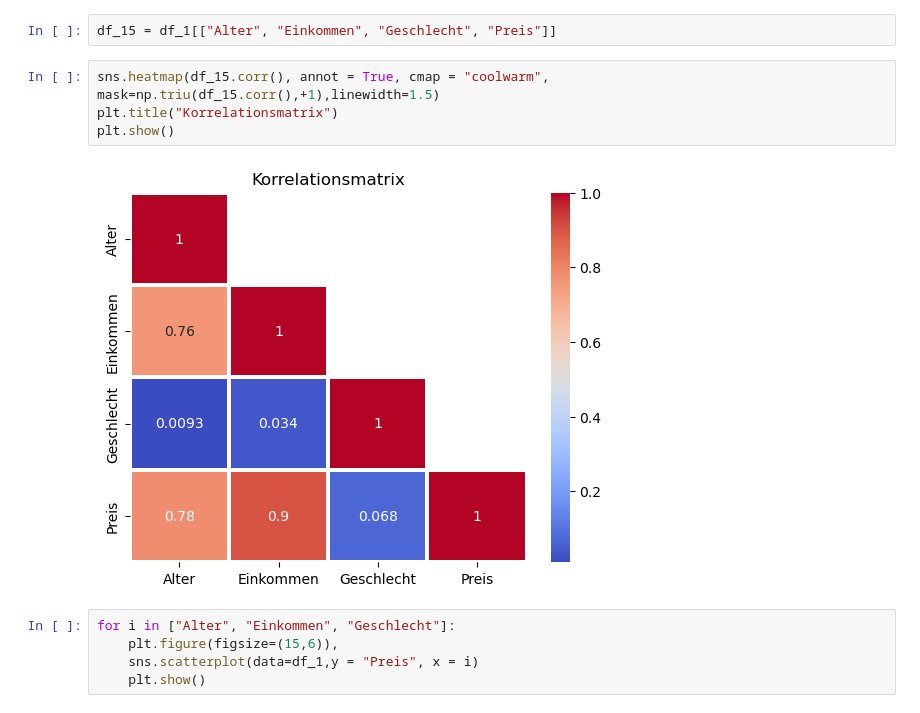
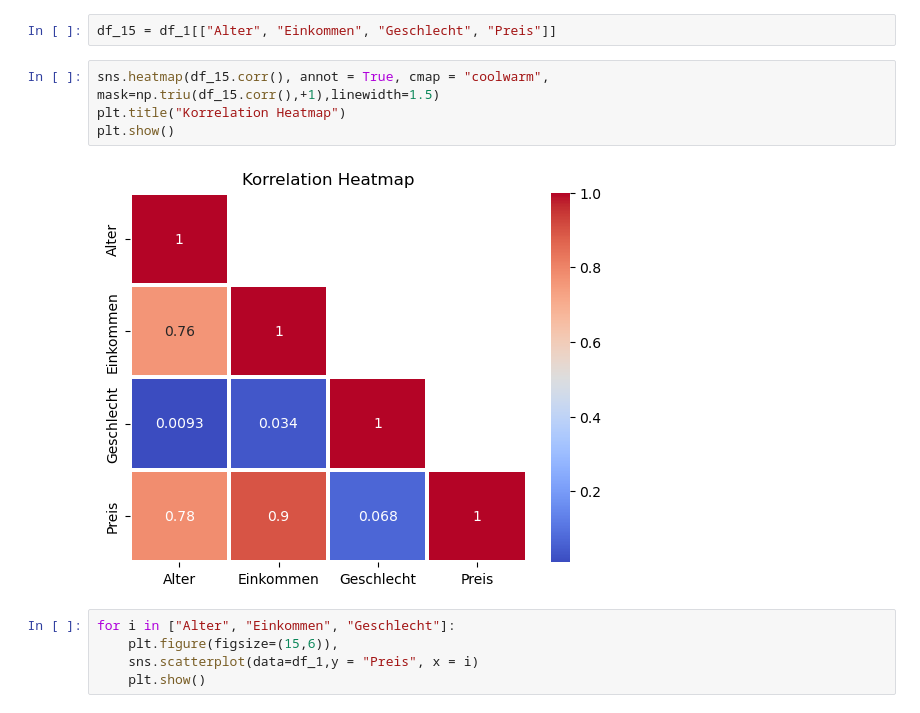
Before and after one commit to Dennis130301/final_projectWS23_Group1, a Jupyter notebook: Projekt_Gruppe1.ipynb, the cells around one changed output. Drawn from its saved outputs; the diff is of its cells as text.

```diff
--- a/Projekt_Gruppe1.ipynb
+++ b/Projekt_Gruppe1.ipynb
@@ -944,10 +942,10 @@ f"Die Variable mit dem größten Beta-Wert ist das", variable_mit_groesstem_beta
 df_15 = df_1[["Alter", "Einkommen", "Geschlecht", "Preis"]]
 # %%
 sns.heatmap(df_15.corr(), annot = True, cmap = "coolwarm", mask=np.triu(df_15.corr(),+1),linewidth=1.5)
-plt.title("Korrelationsmatrix")
+plt.title("Korrelation Heatmap")
 plt.show()
 # %% [output]
-[figure, old version]
+[figure, new version]
 # %%
 for i in ["Alter", "Einkommen", "Geschlecht"]:
     plt.figure(figsize=(15,6)),
```
Also changed, not shown: parts of 2 cells of this notebook.
